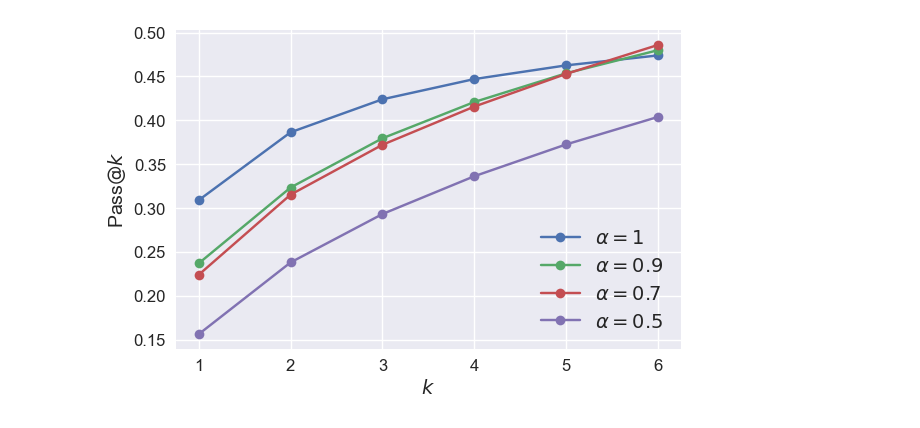
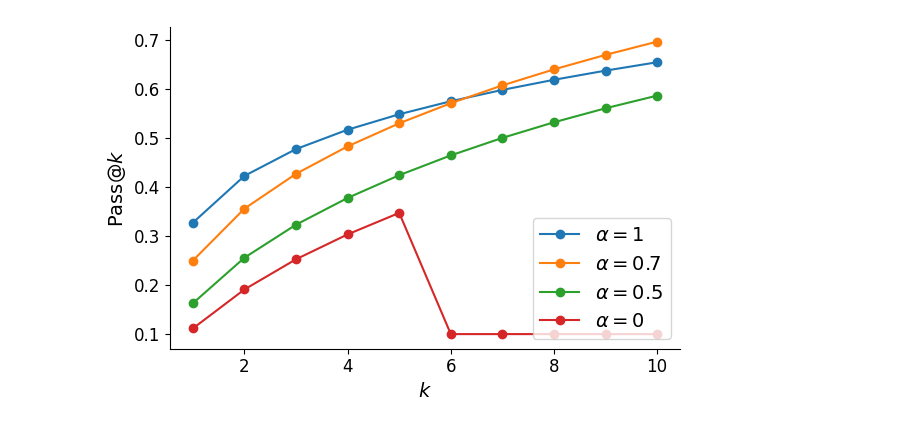
Before and after one commit to vminvsky/messi-thinking, a Jupyter notebook: analysis/correctness.ipynb, the cells around one changed output. Cells and saved outputs as stored; diff of their text form; code cells hidden in the pictures.

```diff
--- a/analysis/correctness.ipynb
+++ b/analysis/correctness.ipynb
@@ -84,11 +154,14 @@ df = df[df['question_num'].isin(temp)]
+# %%
+df = df[df['sample_num'] < 11]
 # %%
 any_df = df.groupby(['model_path','question_num']).correctness.max().reset_index()
 # %%
 name_mapping = {
     "taco_instruct_llama_8b_single": r"$\alpha=1$",
-    "taco_instruct_llama_8b_single_slerp_0.90": r"$\alpha=0.9$",
+    # "taco_instruct_llama_8b_single_slerp_0.90": r"$\alpha=0.9$",
     "taco_instruct_llama_8b_single_slerp_0.7": r"$\alpha=0.7$",
     "taco_instruct_llama_8b_single_slerp_0.5": r"$\alpha=0.5$",
+    'llama-3.1-8b': r"$\alpha=0$",
 }
 # %%
 import seaborn as sns
@@ -105,7 +178,7 @@ plt.style.use('seaborn-v0_8')
 plt.figure(figsize=(6, 4))
 
 
-model_order = [r"$\alpha=1$", r"$\alpha=0.9$", r"$\alpha=0.7$", r"$\alpha=0.5$"]
+model_order = [r"$\alpha=1$",  r"$\alpha=0.7$", r"$\alpha=0.5$", r"$\alpha=0$"]
 
 # Calculate means and standard deviations with standard error
 stats_df = df.groupby('model_path')['correctness'].agg(['mean', 'std', 'count'])
@@ -121,7 +194,7 @@ plot_data = pd.DataFrame({
             [name_mapping.get(model, model) for model in stats_any_df.index],
     'Correctness': list(stats_df['mean']) + list(stats_any_df['mean']),
     'SE': list(stats_df['se']) + list(stats_any_df['se']),
-    'Type': ['pass$@1$']*len(stats_df) + ['pass$@6$']*len(stats_any_df)
+    'Type': ['pass$@1$']*len(stats_df) + ['pass$@10$']*len(stats_any_df)
 })
 
 # Create the grouped bar plot
@@ -218,5 +291,7 @@ Missing 500 questions:
 # %%
-df = df[df['sample_num'] < 6]
+# df = df[df['sample_num'] < 6]
+# set default matplotlib style
+sns.reset_orig()
 # %%
 def calculate_pass_at_k(generations_df, model_name, k_values):
     """Calculate pass@k for a specific model using the estimator."""
@@ -250,33 +325,37 @@ def estimate_pass_at_k(num_samples, num_correct, k):
     if isinstance(num_samples, int):
         num_samples_it = itertools.repeat(num_samples, len(num_correct))
     else:
         assert len(num_samples) == len(num_correct)
         num_samples_it = iter(num_samples)
 
     return np.array([estimator(int(n), int(c), k) for n, c in zip(num_samples_it, num_correct)])
 
 # Define k values to evaluate
 k_values = range(1, df.groupby('question_num')['sample_num'].nunique().min() + 1)
 
 # Plot settings
 plt.figure(figsize=(6, 4))
 sorted_models = sorted(df['model_path'].unique(), key=lambda x: name_mapping.get(x, x), reverse=True)
 
 # Calculate and plot pass@k for each model
 for model_name in sorted_models:
-    pass_rates = calculate_pass_at_k(df, model_name, k_values)
+    if model_name == 'llama-3.1-8b':
+        pass_rates = calculate_pass_at_k(df, model_name, range(1, 6))
+        pass_rates =  pass_rates + [0.1,0.1,0.1,0.1,0.1]
+    else:
+        pass_rates = calculate_pass_at_k(df, model_name, k_values)
     plt.plot(k_values, pass_rates, marker='o', label=name_mapping.get(model_name, model_name))
 
 plt.xlabel('$k$', fontsize=14)
 plt.ylabel('Pass$@k$', fontsize=14)
 # plt.title('Pass@k for Different Models')
 plt.legend(loc='lower right', fontsize=14)
 plt.tight_layout()
 # remove spines
 plt.tick_params(axis='both', which='both', labelsize=12)
 plt.gca().spines['top'].set_visible(False)
 plt.gca().spines['right'].set_visible(False)
-# plt.savefig('pass_at_k.pdf', bbox_inches='tight', dpi=300)
+plt.savefig('pass_at_k.pdf', bbox_inches='tight', dpi=300)
 plt.show()
 # %% [output]
-[figure, old version]
+[figure, new version]
```
Also changed, not shown: parts of 14 cells of this notebook, 4 other files.
